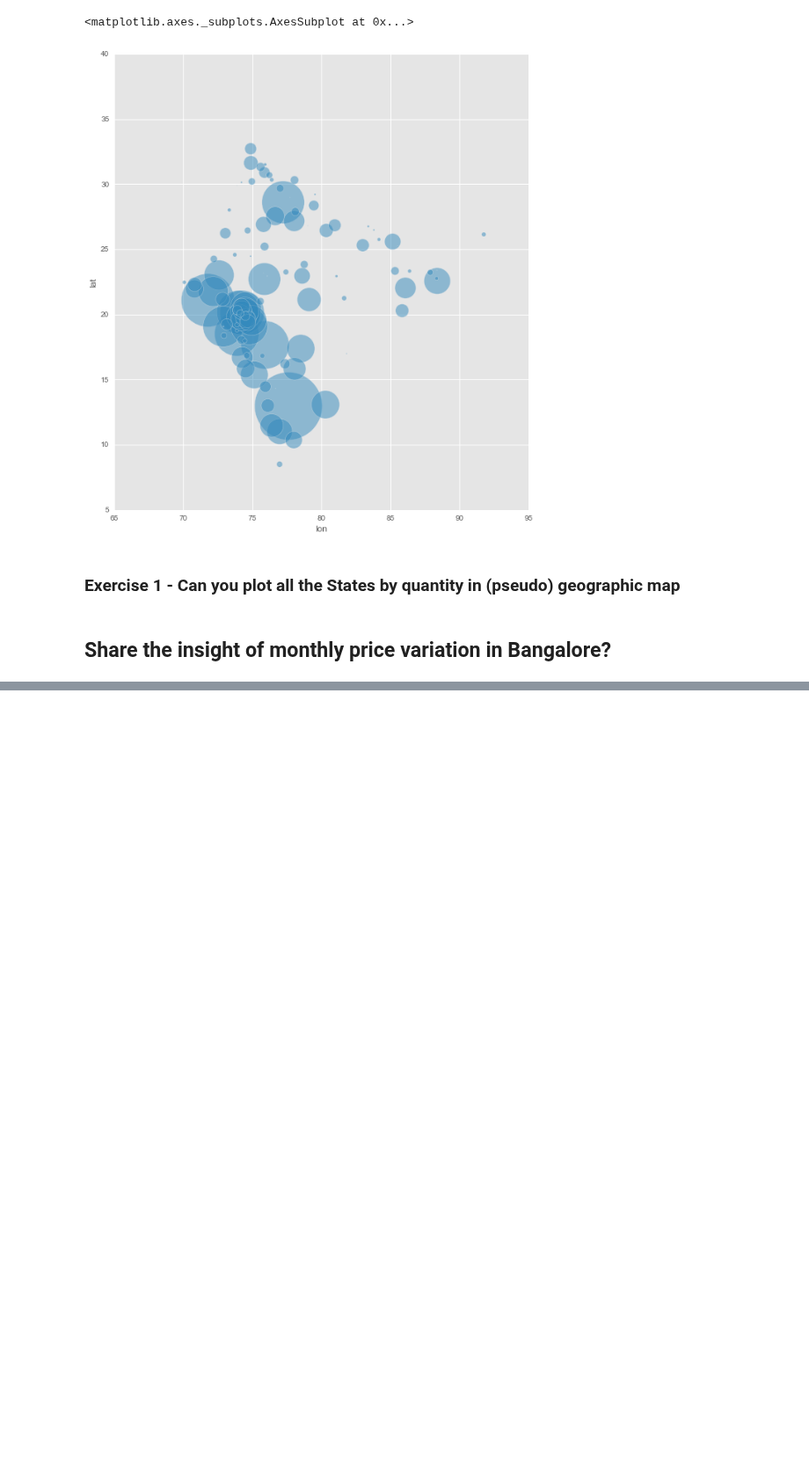
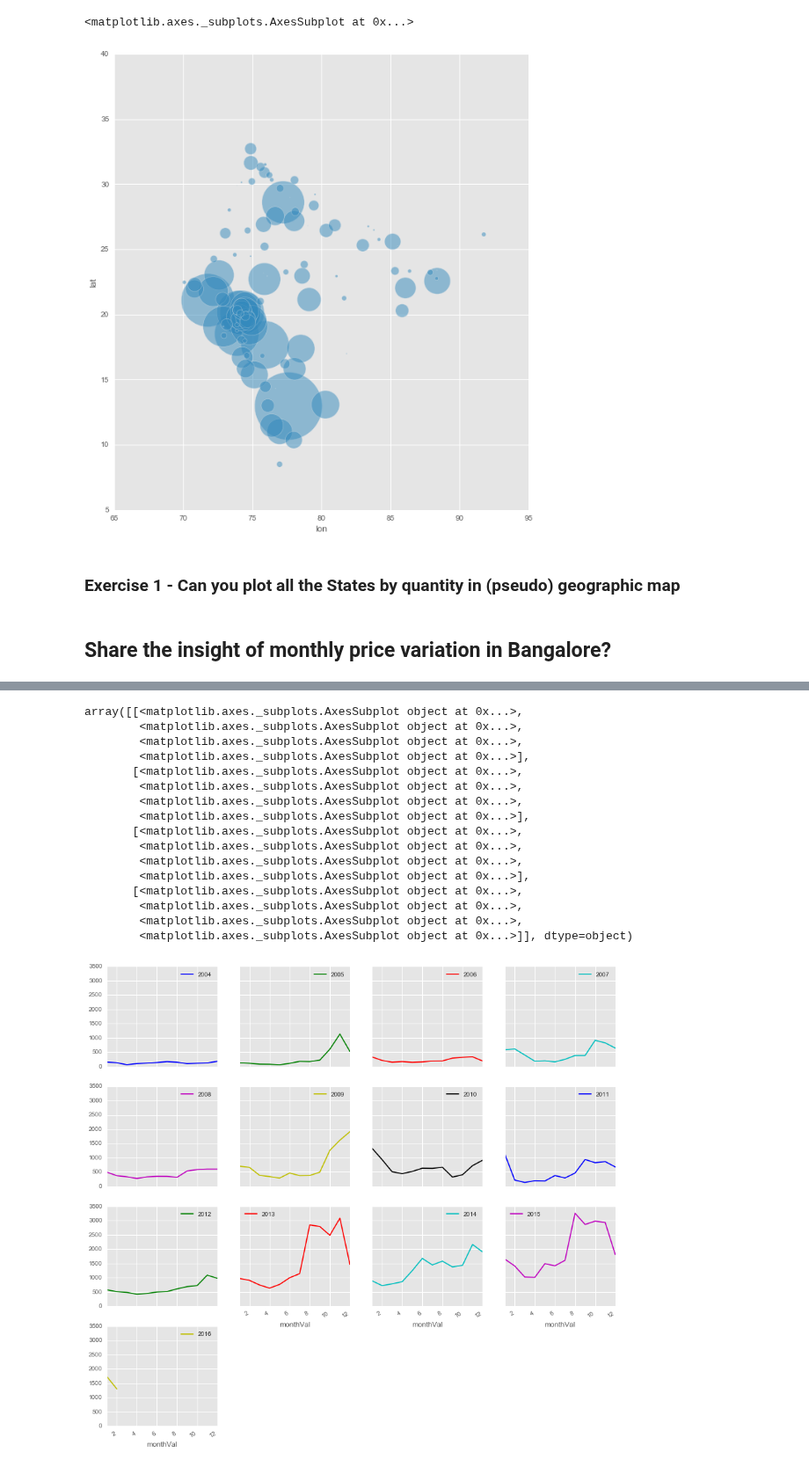
Before and after one commit to ababook/intro-python-data-science, a Jupyter notebook: onion/6-Insight.ipynb, the cells around one changed output, grey strips where cells are left out. Shown at 88% size. Saved outputs shown, nothing was run; the diff lists cells and outputs as text; code cells hidden in the pictures; blank space fills up the shorter version.

```diff
--- a/onion/6-Insight.ipynb
+++ b/onion/6-Insight.ipynb
@@ -129,0 +170,20 @@ dfBang.plot(kind = 'line', y = 'priceDiff')
+# %%
+dfBangPivot.plot(subplots = True, figsize=(15, 15), layout=(4, 4), sharey=True)
+# %% [output]
+array([[<matplotlib.axes._subplots.AxesSubplot object at 0x...>,
+        <matplotlib.axes._subplots.AxesSubplot object at 0x...>,
+        <matplotlib.axes._subplots.AxesSubplot object at 0x...>,
+        <matplotlib.axes._subplots.AxesSubplot object at 0x...>],
+       [<matplotlib.axes._subplots.AxesSubplot object at 0x...>,
+        <matplotlib.axes._subplots.AxesSubplot object at 0x...>,
+        <matplotlib.axes._subplots.AxesSubplot object at 0x...>,
+        <matplotlib.axes._subplots.AxesSubplot object at 0x...>],
+       [<matplotlib.axes._subplots.AxesSubplot object at 0x...>,
+        <matplotlib.axes._subplots.AxesSubplot object at 0x...>,
+        <matplotlib.axes._subplots.AxesSubplot object at 0x...>,
+        <matplotlib.axes._subplots.AxesSubplot object at 0x...>],
+       [<matplotlib.axes._subplots.AxesSubplot object at 0x...>,
+        <matplotlib.axes._subplots.AxesSubplot object at 0x...>,
+        <matplotlib.axes._subplots.AxesSubplot object at 0x...>,
+        <matplotlib.axes._subplots.AxesSubplot object at 0x...>]], dtype=object)
+[figure, added]
```
Also changed, not shown: parts of 12 cells of this notebook, 9 other files.
